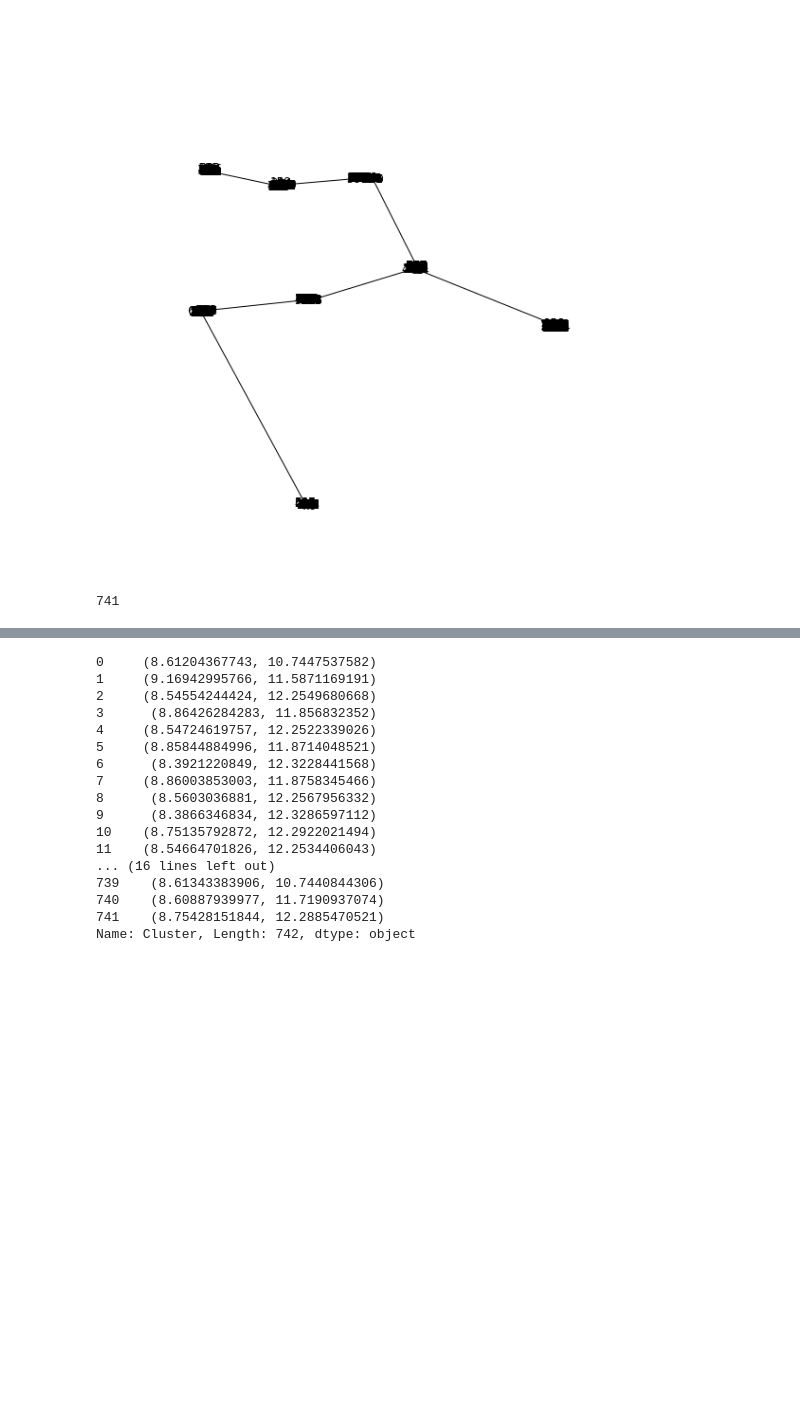
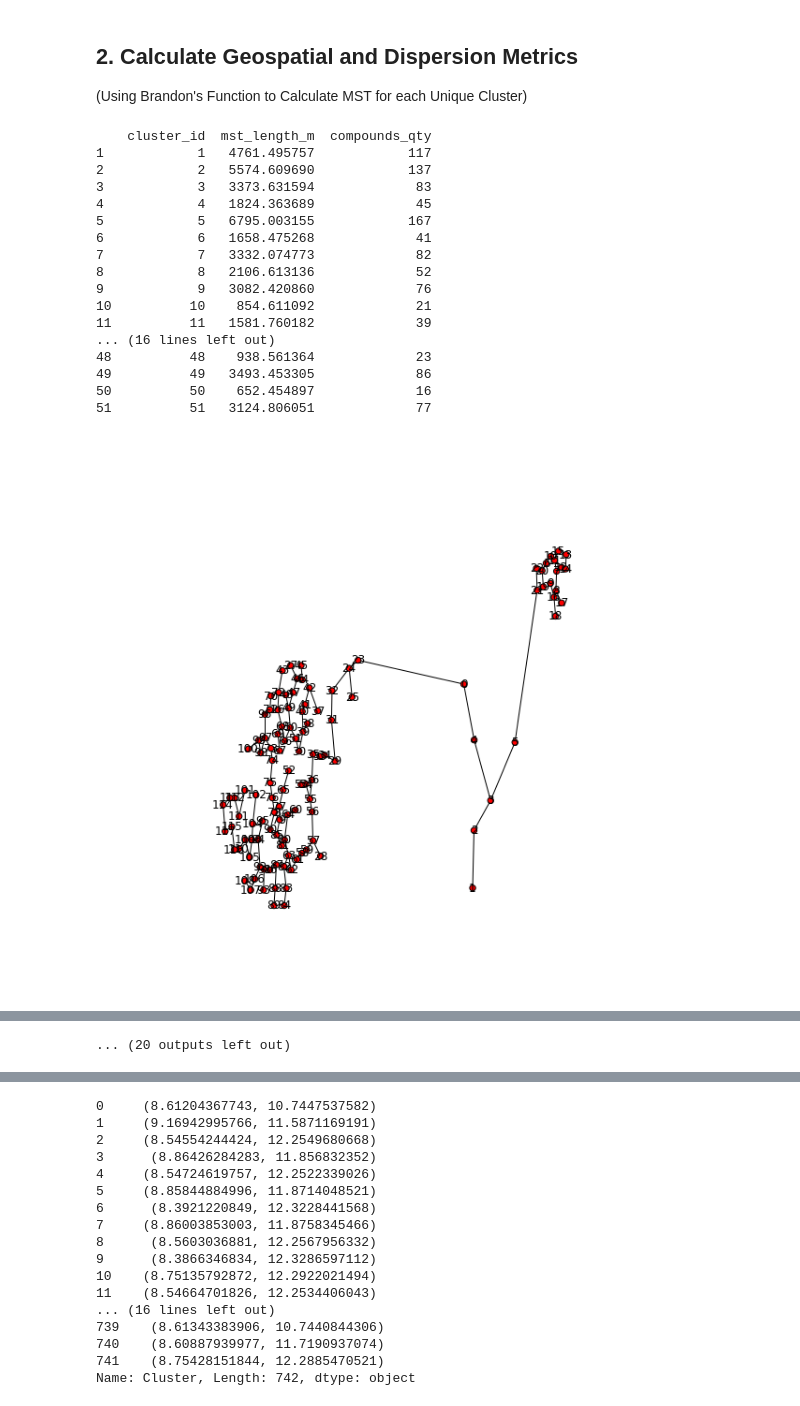
Before and after one commit to carbz/network-planner, a Jupyter notebook: NGA-analysis/preprocessing/[NGA] Approximate Low Voltage Networks.ipynb, the cells around one changed output, grey strips where cells are left out. Cells and saved outputs as stored; diff of their text form; code cells hidden in the pictures; blank space fills up the shorter version.

Commit message:
refining the validation exercise...

```diff
--- a/NGA-analysis/preprocessing/[NGA] Approximate Low Voltage Networks.ipynb
+++ b/NGA-analysis/preprocessing/[NGA] Approximate Low Voltage Networks.ipynb
@@ -138,8 +131,50 @@ def connected_graph_mst(coords, plot=True):
-# %%
-connected_graph_mst = connected_graph_mst(coords_vec)
-# %% [output]
-[figure, removed]
-# %%
-connected_graph_mst.size()
-# %% [output]
-741
+# %% [markdown]
+## 2. Calculate Geospatial and Dispersion Metrics
+(Using Brandon's Function to Calculate MST for each Unique Cluster)
+# %%
+columns = ['cluster_id','mst_length_m', 'compounds_qty']
+df = pd.DataFrame(columns=columns)
+
+G1 = nx.Graph()
+
+v = range(1,18) + range(19,21) + range(38,39) + range(41,52)
+
+for i in v:
+    #print i##len(files))
+    mst_i = connected_graph_mst(compounds[compounds['Cluster'] == i][['X', 'Y']].values)
+    mst_edges = mst_i.edges()
+    mst_length = sum([np.ravel((coords_vec[u], coords_vec[v])) for (u, v) in mst_edges])
+    compounds_qty = len(mst_edges)
+
+    summary = pd.Series({'cluster_id':i,
+                         'mst_length_m':mst_length,
+                         'compounds_qty':compounds_qty})
+
+    df.loc[i] = summary
+
+    G2 = mst_i
+    G1=nx.disjoint_union(G1, G2)
+
+
+file_name = '/Users/carbz/Dropbox/Nigeria-NEAP-GIS/shapefiling/Kano_Voter_Validation/voter_validation_summary.csv'
+df.to_csv(file_name, index = False)
+print df
+# %% [output]
+    cluster_id  mst_length_m  compounds_qty
+1            1   4761.495757            117
+2            2   5574.609690            137
+3            3   3373.631594             83
+4            4   1824.363689             45
+5            5   6795.003155            167
+6            6   1658.475268             41
+7            7   3332.074773             82
+8            8   2106.613136             52
+9            9   3082.420860             76
+10          10    854.611092             21
+11          11   1581.760182             39
+... (16 lines left out)
+48          48    938.561364             23
+49          49   3493.453305             86
+50          50    652.454897             16
+51          51   3124.806051             77
+[figure, added]
@@ -145,0 +191 @@ connected_graph_mst.size()
+... (20 outputs left out)
```
Also changed, not shown: parts of 29 cells of this notebook.
